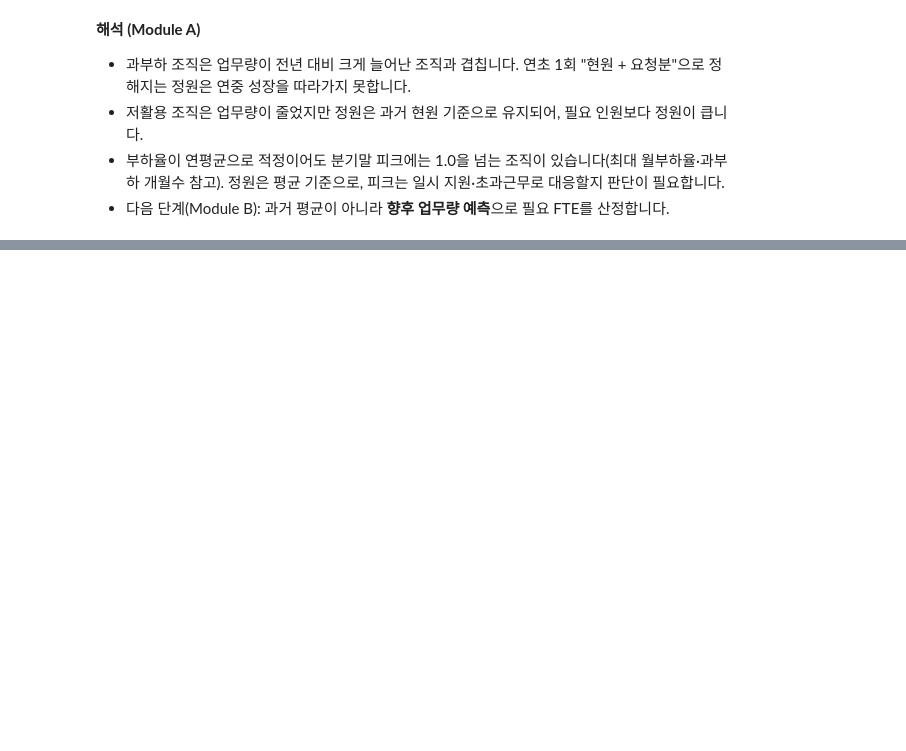
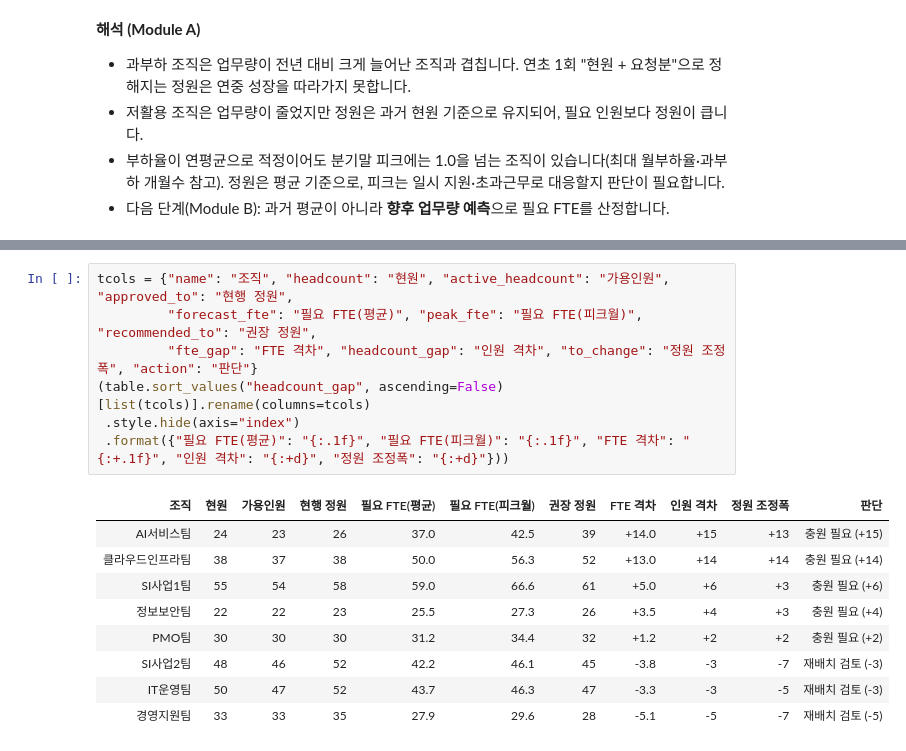
Before and after one commit to sujin-1015/orgpilot-ai, a Jupyter notebook: notebooks/analysis.ipynb, the cells around one changed output, grey strips where cells are left out. Drawn from its saved outputs; the diff is of its cells as text; blank space fills up the shorter version.

```diff
--- a/notebooks/analysis.ipynb
+++ b/notebooks/analysis.ipynb
@@ -157,0 +265,17 @@ Out[6]: <pandas.io.formats.style.Styler at 0x...>
+# %%
+tcols = {"name": "조직", "headcount": "현원", "active_headcount": "가용인원", "approved_to": "현행 정원",
+         "forecast_fte": "필요 FTE(평균)", "peak_fte": "필요 FTE(피크월)", "recommended_to": "권장 정원",
+         "fte_gap": "FTE 격차", "headcount_gap": "인원 격차", "to_change": "정원 조정폭", "action": "판단"}
+(table.sort_values("headcount_gap", ascending=False)[list(tcols)].rename(columns=tcols)
+ .style.hide(axis="index")
+ .format({"필요 FTE(평균)": "{:.1f}", "필요 FTE(피크월)": "{:.1f}", "FTE 격차": "{:+.1f}", "인원 격차": "{:+d}", "정원 조정폭": "{:+d}"}))
+# %% [output]
+| 조직 | 현원 | 가용인원 | 현행 정원 | 필요 FTE(평균) | 필요 FTE(피크월) | 권장 정원 | FTE 격차 | 인원 격차 | 정원 조정폭 | 판단 |
+| AI서비스팀 | 24 | 23 | 26 | 37.0 | 42.5 | 39 | +14.0 | +15 | +13 | 충원 필요 (+15) |
+| 클라우드인프라팀 | 38 | 37 | 38 | 50.0 | 56.3 | 52 | +13.0 | +14 | +14 | 충원 필요 (+14) |
+| SI사업1팀 | 55 | 54 | 58 | 59.0 | 66.6 | 61 | +5.0 | +6 | +3 | 충원 필요 (+6) |
+| 정보보안팀 | 22 | 22 | 23 | 25.5 | 27.3 | 26 | +3.5 | +4 | +3 | 충원 필요 (+4) |
+| PMO팀 | 30 | 30 | 30 | 31.2 | 34.4 | 32 | +1.2 | +2 | +2 | 충원 필요 (+2) |
+| SI사업2팀 | 48 | 46 | 52 | 42.2 | 46.1 | 45 | -3.8 | -3 | -7 | 재배치 검토 (-3) |
+| IT운영팀 | 50 | 47 | 52 | 43.7 | 46.3 | 47 | -3.3 | -3 | -5 | 재배치 검토 (-3) |
+| 경영지원팀 | 33 | 33 | 35 | 27.9 | 29.6 | 28 | -5.1 | -5 | -7 | 재배치 검토 (-5) |
```
Also changed, not shown: parts of 16 cells of this notebook, 8 other files.
